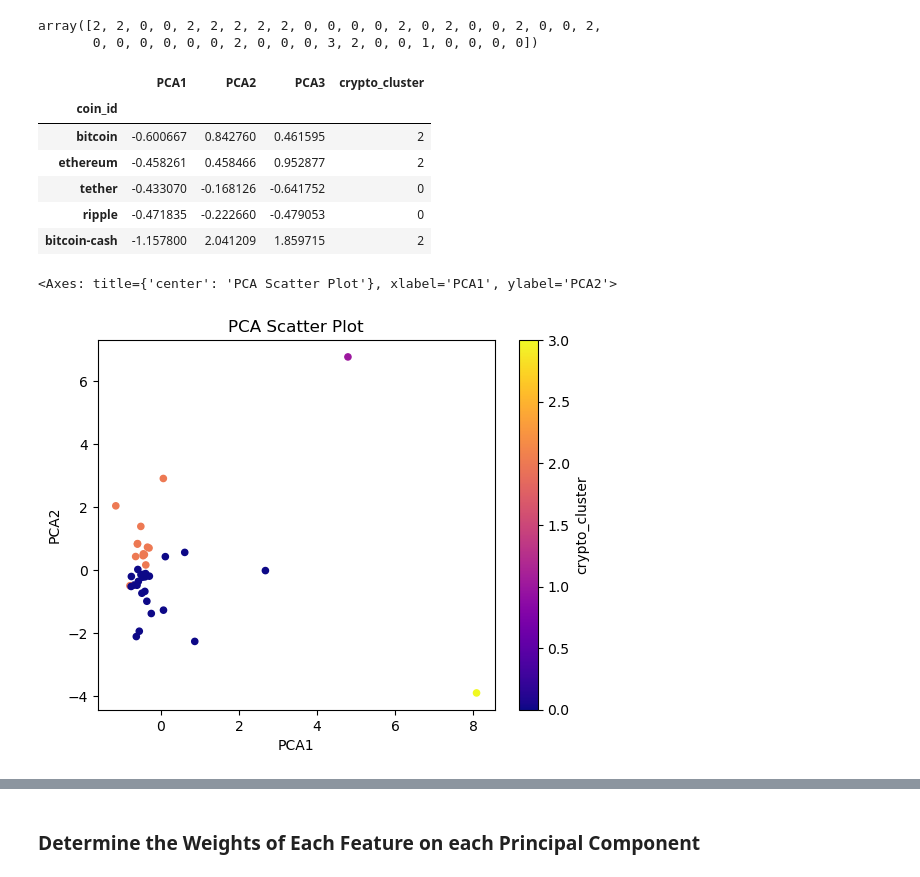
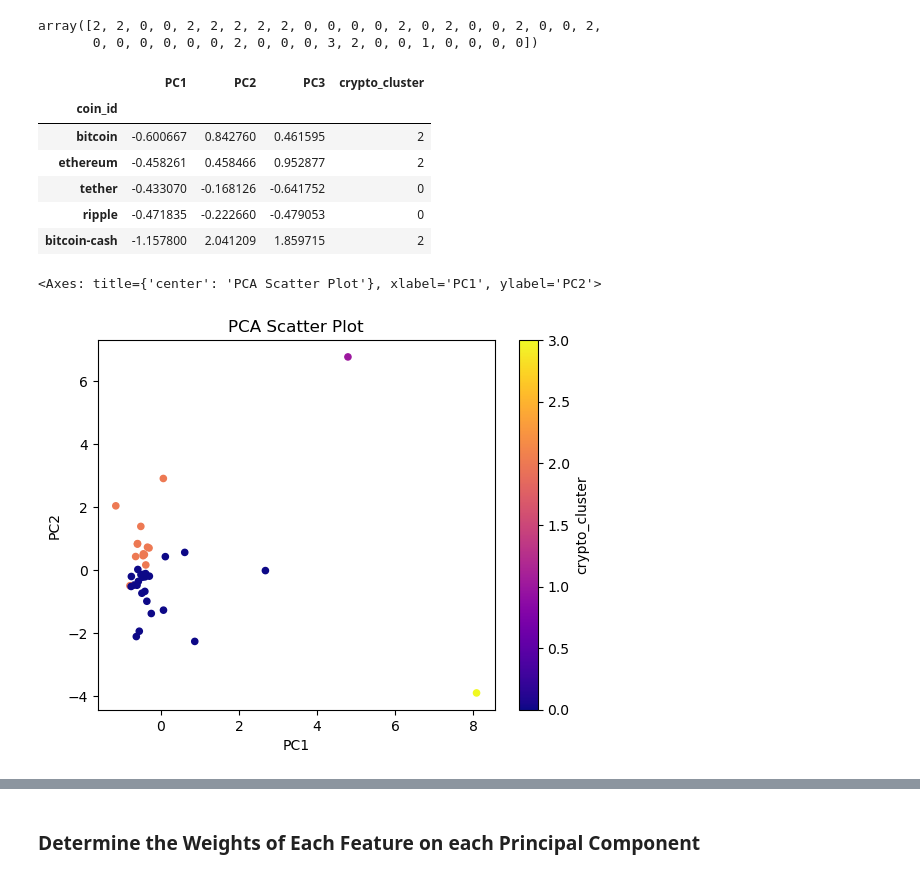
Before and after one commit to MarwaBS/CryptoClustering, a Jupyter notebook: Crypto_Clustering.ipynb, the cells around one changed output, grey strips where cells are left out. Drawn from its saved outputs; the diff is of its cells as text; code cells hidden in the pictures.

```diff
--- a/Crypto_Clustering.ipynb
+++ b/Crypto_Clustering.ipynb
@@ -230,7 +219,7 @@ array([0.3719856 , 0.34700813, 0.17603793])
 **Answer:** The total explained variance (0.895) indicates that the first three principal components explain about 89.5% of the total variance in the data. This suggests that these components capture most of the important information from the original dataset
 # %%
 # Create a new DataFrame with the PCA data and label the columns as PCA1, PCA2, and PCA3
-crypto_pca_df = pd.DataFrame(crypto_pca_data, columns=['PCA1', 'PCA2', 'PCA3'])
+crypto_pca_df = pd.DataFrame(crypto_pca_data, columns=['PC1', 'PC2', 'PC3'])
 
 # Add the coin names (coin_id) from the original data to the PCA DataFrame
 crypto_pca_df['coin_id'] = market_data_df.index
@@ -334,7 +323,7 @@ crypto_pca_df_prediction['crypto_cluster'] = crypto_pca_prediction
 # Display sample data
 crypto_pca_df_prediction.head()
 # %% [output]
-|  | PCA1 | PCA2 | PCA3 | crypto_cluster |
+|  | PC1 | PC2 | PC3 | crypto_cluster |
 | coin_id |  |  |  |  |
 | bitcoin | -0.600667 | 0.842760 | 0.461595 | 2 |
 | ethereum | -0.458261 | 0.458466 | 0.952877 | 2 |
@@ -343,7 +332,7 @@ crypto_pca_df_prediction.head()
 | bitcoin-cash | -1.157800 | 2.041209 | 1.859715 | 2 |
 # %%
 #Create a scatter plot using hvPlot by setting `x="PCA1"` and `y="PCA2"`.
-crypto_pca_df_prediction.plot.scatter(x='PCA1', y='PCA2', c='crypto_cluster', colormap='plasma', title="PCA Scatter Plot")
+crypto_pca_df_prediction.plot.scatter(x='PC1', y='PC2', c='crypto_cluster', colormap='plasma', title="PCA Scatter Plot")
 # %% [output]
-<Axes: title={'center': 'PCA Scatter Plot'}, xlabel='PCA1', ylabel='PCA2'>
+<Axes: title={'center': 'PCA Scatter Plot'}, xlabel='PC1', ylabel='PC2'>
-[figure, old version]
+[figure, new version]
```
Also changed, not shown: parts of 7 cells of this notebook, 1 other file.
